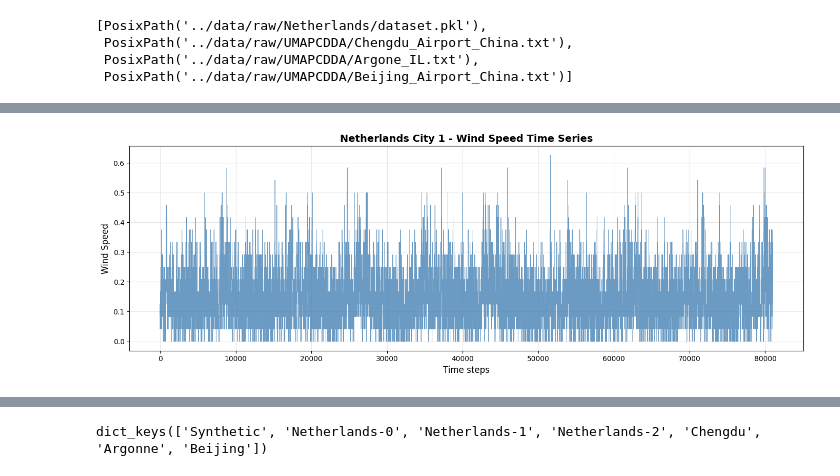
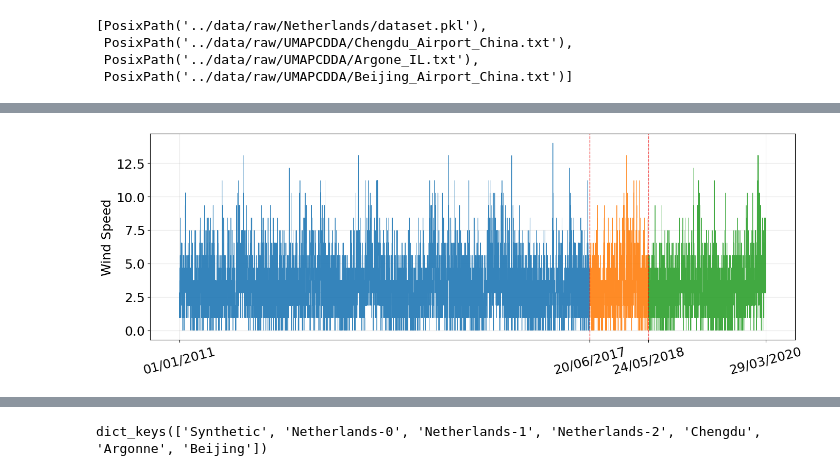
Before and after one commit to ealeongomez/MSRRFF-Wind-Forecast, a Jupyter notebook: notebooks/data.ipynb, the cells around one changed output, grey strips where cells are left out. Saved outputs shown, nothing was run; the diff lists cells and outputs as text; code cells hidden in the pictures.

Commit message:
Exteract wind speed distributions

```diff
--- a/notebooks/data.ipynb
+++ b/notebooks/data.ipynb
@@ -13,6 +13,7 @@ from sklearn.metrics import mean_absolute_error, mean_squared_error, r2_score
 import matplotlib
 #matplotlib.use("Agg")  # headless
 import matplotlib.pyplot as plt
+from matplotlib.dates import DateFormatter, AutoDateLocator
 
 try:
     import pandas as pd
@@ -23,6 +24,10 @@ except Exception:
 DEVICE = "cuda" if torch.cuda.is_available() else "cpu"
 torch.manual_seed(42); np.random.seed(42); random.seed(42)
 
+# Directorio para guardar figuras de datos
+PLOTS_DATA_DIR = Path("../results/plots/data")
+PLOTS_DATA_DIR.mkdir(parents=True, exist_ok=True)
+
 warnings.filterwarnings("ignore")
 # %%
 data_dict = {}
@@ -195,14 +200,13 @@ print(f"Synthetic - X: {X_synth.shape}, Y: {Y_synth.shape}, Max: {max_synth:.2f}
 Synthetic - X: (5639, 96), Y: (5639, 24), Max: 7.06
 # %%
 # VISUALIZAR (usando variables locales)
-fig, ax = plt.subplots(figsize=(16, 6))
+fig, ax = plt.subplots(figsize=(14, 5))
 
 ax.plot(range(0, i_tr), y[:i_tr], color='tab:blue', linewidth=1.2, label='Train', alpha=0.9)
 ax.plot(range(i_tr, i_va), y[i_tr:i_va], color='tab:orange', linewidth=1.2, label='Validation', alpha=0.9)
 ax.plot(range(i_va, i_te), y[i_va:i_te], color='tab:green', linewidth=1.2, label='Test', alpha=0.9)
 ax.axvline(x=i_tr, color='red', linestyle='--', linewidth=1.5, alpha=0.6)
 ax.axvline(x=i_va, color='red', linestyle='--', linewidth=1.5, alpha=0.6)
-
 
 ax.set_xlabel('Time (hours)', fontsize=20)
 ax.set_ylabel('Wind Speed', fontsize=20)
@@ -212,16 +216,8 @@ ax.tick_params(axis='both', labelsize=20)
 n_samples = len(y)
 ax.set_xlim(0, n_samples - 1)
 
-# Leyenda abajo con 3 columnas
-ax.legend(
-    loc='upper center',
-    bbox_to_anchor=(0.5, -0.18),
-    ncol=3,
-    fontsize=20,
-    frameon=False
-)
-
 ax.grid(True, alpha=0.25)
 plt.tight_layout()
+plt.savefig(PLOTS_DATA_DIR / "Synthetic_wind_speed.eps", format="eps", bbox_inches="tight")
 plt.show()
 # %% [output]
@@ -298,14 +337,25 @@ for file_path in dataSets:
                     print(X.shape, Y.shape, max_)
                     data_dict[name_DB] = {'X': X, 'Y': Y, "time_series": values, "Max": max_}
 
-        # ✨ NUEVO ESTILO DE VISUALIZACIÓN
+        # ✨ NUEVO ESTILO DE VISUALIZACIÓN (Train / Validation / Test)
         fig, ax = plt.subplots(figsize=(14, 5))
-        ax.plot(values, linewidth=0.6, color='steelblue', alpha=0.8)
-        ax.set_xlabel('Time steps', fontsize=12)
-        ax.set_ylabel('Wind Speed', fontsize=12)
-        ax.set_title(f'{name_DB} - Wind Speed Time Series', fontsize=14, fontweight='bold')
+        vals = np.asarray(values)
+        x_dates = get_plot_dates(vals, name_DB)
+        N = len(vals)
+        i_tr, i_va, i_te = int(0.7 * N), int(0.8 * N), N
+        ax.plot(x_dates[:i_tr], vals[:i_tr], color='tab:blue', linewidth=0.6, label='Train', alpha=0.9)
+        ax.plot(x_dates[i_tr:i_va], vals[i_tr:i_va], color='tab:orange', linewidth=0.6, label='Validation', alpha=0.9)
+        ax.plot(x_dates[i_va:i_te], vals[i_va:i_te], color='tab:green', linewidth=0.6, label='Test', alpha=0.9)
+        ax.axvline(x=x_dates[i_tr], color='red', linestyle='--', linewidth=1.0, alpha=0.6)
+        ax.axvline(x=x_dates[i_va], color='red', linestyle='--', linewidth=1.0, alpha=0.6)
+        set_xticks_real_data(ax, x_dates, N, name_DB, rotation=45, fontsize=16)
+        #ax.set_xlabel('Date', fontsize=20)
+        ax.set_ylabel('Wind Speed', fontsize=20)
+        #ax.set_title(f'{name_DB} - Wind Speed Time Series', fontsize=14, fontweight='bold')
+        ax.tick_params(axis='both', labelsize=20)
         ax.grid(True, alpha=0.3)
         plt.tight_layout()
+        plt.savefig(PLOTS_DATA_DIR / f"{name_DB}_wind_speed.eps", format="eps", bbox_inches="tight")
         plt.show()
 
     elif label == "txt":
@@ -332,14 +382,24 @@ for file_path in dataSets:
         print(X.shape, Y.shape)
         data_dict[name_DB] = {'X': X, 'Y': Y, "time_series": timeSerie, "Max": max_}
 
-        # ✨ NUEVO ESTILO DE VISUALIZACIÓN
+        # ✨ NUEVO ESTILO DE VISUALIZACIÓN (Train / Validation / Test)
         fig, ax = plt.subplots(figsize=(14, 5))
-        ax.plot(timeSerie, linewidth=0.6, color='steelblue', alpha=0.8)
-        ax.set_xlabel('Time steps', fontsize=12)
-        ax.set_ylabel('Wind Speed', fontsize=12)
-        ax.set_title(f'{name_DB} - Wind Speed Time Series', fontsize=14, fontweight='bold')
+        x_dates = get_plot_dates(timeSerie, name_DB)
+        N = len(timeSerie)
+        i_tr, i_va, i_te = int(0.7 * N), int(0.8 * N), N
+        ax.plot(x_dates[:i_tr], timeSerie[:i_tr], color='tab:blue', linewidth=0.6, label='Train', alpha=0.9)
+        ax.plot(x_dates[i_tr:i_va], timeSerie[i_tr:i_va], color='tab:orange', linewidth=0.6, label='Validation', alpha=0.9)
+        ax.plot(x_dates[i_va:i_te], timeSerie[i_va:i_te], color='tab:green', linewidth=0.6, label='Test', alpha=0.9)
+        ax.axvline(x=x_dates[i_tr], color='red', linestyle='--', linewidth=1.0, alpha=0.6)
+        ax.axvline(x=x_dates[i_va], color='red', linestyle='--', linewidth=1.0, alpha=0.6)
+        set_xticks_real_data(ax, x_dates, N, name_DB, rotation=15, fontsize=18)
+        #ax.set_xlabel('Date', fontsize=18)
+        ax.set_ylabel('Wind Speed', fontsize=20)
+        #ax.set_title(f'{name_DB} - Wind Speed Time Series', fontsize=14, fontweight='bold')
+        ax.tick_params(axis='both', labelsize=20)
         ax.grid(True, alpha=0.3)
         plt.tight_layout()
+        plt.savefig(PLOTS_DATA_DIR / f"{name_DB}_wind_speed.eps", format="eps", bbox_inches="tight")
         plt.show()
 
     elif label == "pkl":
@@ -354,23 +414,40 @@ for file_path in dataSets:
         for city in range(3):
             values = np.concatenate([data['train'][:, city, i_wind], data['test'][:, city, i_wind]])
             max_ = max(values)
+            # Desnormalizar para plots: multiplicar por escala KNMI (validado en dataNetherland.ipynb)
+            scale = NETHERLANDS_KNMI_MAX[city] / max(max_, 1e-9)
+            values_m_s = values * scale
 
-            values_normalized = values/max_
+            values_normalized = values / max_
 
             print(max(values))
 
             X, Y = build_data(values_normalized, tau, tau_)
             print(X.shape, Y.shape)
-            data_dict[f"{name_DB}-{city}"] = {'X': X, 'Y': Y, "time_series": values, "Max": max_}
+            data_dict[f"{name_DB}-{city}"] = {'X': X, 'Y': Y, "time_series": values_m_s, "Max": NETHERLANDS_KNMI_MAX[city]}
 
-            # ✨ NUEVO ESTILO DE VISUALIZACIÓN
+            # Nombre para el título (usa dataset_display_names para Países Bajos)
+            series_key = f"{name_DB}-{city}"
+            display_name = dataset_display_names.get(series_key, f"{name_DB} City {city}")
+
+            # ✨ NUEVO ESTILO DE VISUALIZACIÓN (Train / Validation / Test) — valores en m/s
             fig, ax = plt.subplots(figsize=(14, 5))
-            ax.plot(values, linewidth=0.6, color='steelblue', alpha=0.8)
-            ax.set_xlabel('Time steps', fontsize=12)
-            ax.set_ylabel('Wind Speed', fontsize=12)
-            ax.set_title(f'{name_DB} City {city} - Wind Speed Time Series', fontsize=14, fontweight='bold')
+            x_dates = get_plot_dates(values_m_s, series_key)
+            N = len(values_m_s)
+            i_tr, i_va, i_te = int(0.7 * N), int(0.8 * N), N
+            ax.plot(x_dates[:i_tr], values_m_s[:i_tr], color='tab:blue', linewidth=0.6, label='Train', alpha=0.9)
+            ax.plot(x_dates[i_tr:i_va], values_m_s[i_tr:i_va], color='tab:orange', linewidth=0.6, label='Validation', alpha=0.9)
+            ax.plot(x_dates[i_va:i_te], values_m_s[i_va:i_te], color='tab:green', linewidth=0.6, label='Test', alpha=0.9)
+            ax.axvline(x=x_dates[i_tr], color='red', linestyle='--', linewidth=1.0, alpha=0.6)
+            ax.axvline(x=x_dates[i_va], color='red', linestyle='--', linewidth=1.0, alpha=0.6)
+            set_xticks_real_data(ax, x_dates, N, series_key, rotation=15, fontsize=18)
+            #ax.set_xlabel('Date', fontsize=18)
+            ax.set_ylabel('Wind Speed', fontsize=18)
+            #ax.set_title(f'{display_name} - Wind Speed Time Series', fontsize=14, fontweight='bold')
+            ax.tick_params(axis='both', labelsize=18)
             ax.grid(True, alpha=0.3)
             plt.tight_layout()
+            plt.savefig(PLOTS_DATA_DIR / f"{display_name}_wind_speed.eps", format="eps", bbox_inches="tight")
             plt.show()
 # %% [output]
  Read data ------------------------------
@@ -383 +462 @@ for file_path in dataSets:
-[figure, old version]
+[figure, new version]
```
Also changed, not shown: parts of 5 cells of this notebook.
